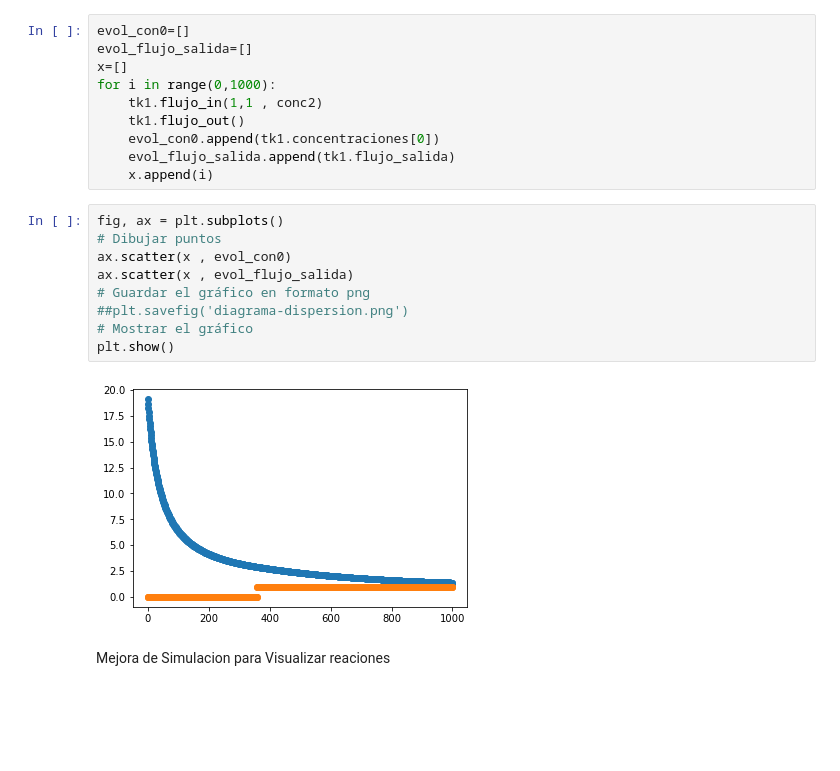
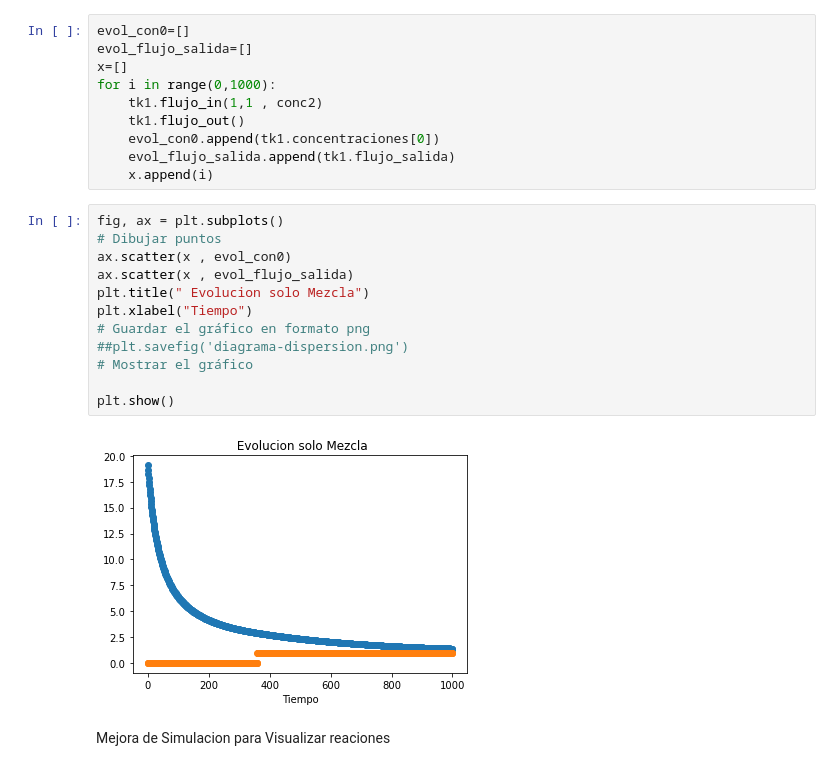
Before and after one commit to wfsWinter/Reactores, a Jupyter notebook: mi_mezclador.ipynb, the cells around one changed output. Drawn from its saved outputs; the diff is of its cells as text; blank space fills up the shorter version.

```diff
--- a/mi_mezclador.ipynb
+++ b/mi_mezclador.ipynb
@@ -71,14 +71,17 @@ for i in range(0,1000):
 # %%
 fig, ax = plt.subplots()
 # Dibujar puntos
 ax.scatter(x , evol_con0)
 ax.scatter(x , evol_flujo_salida)
+plt.title(" Evolucion solo Mezcla")
+plt.xlabel("Tiempo")
 # Guardar el gráfico en formato png
 ##plt.savefig('diagrama-dispersion.png')
 # Mostrar el gráfico
+
 plt.show()
 # %% [output]
-[figure, old version]
+[figure, new version]
 # %% [markdown]
 Mejora de Simulacion para Visualizar reaciones
 # %%
```
